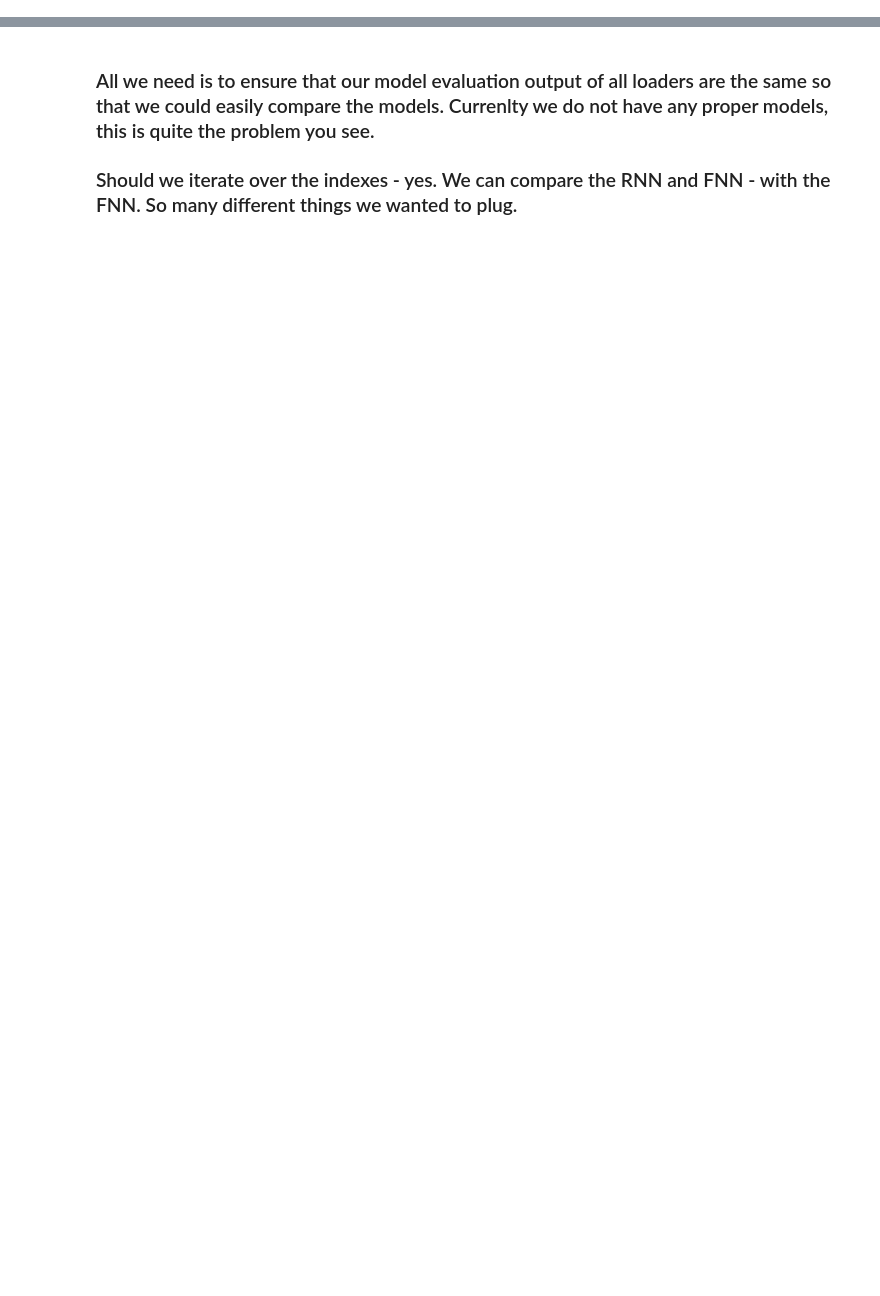
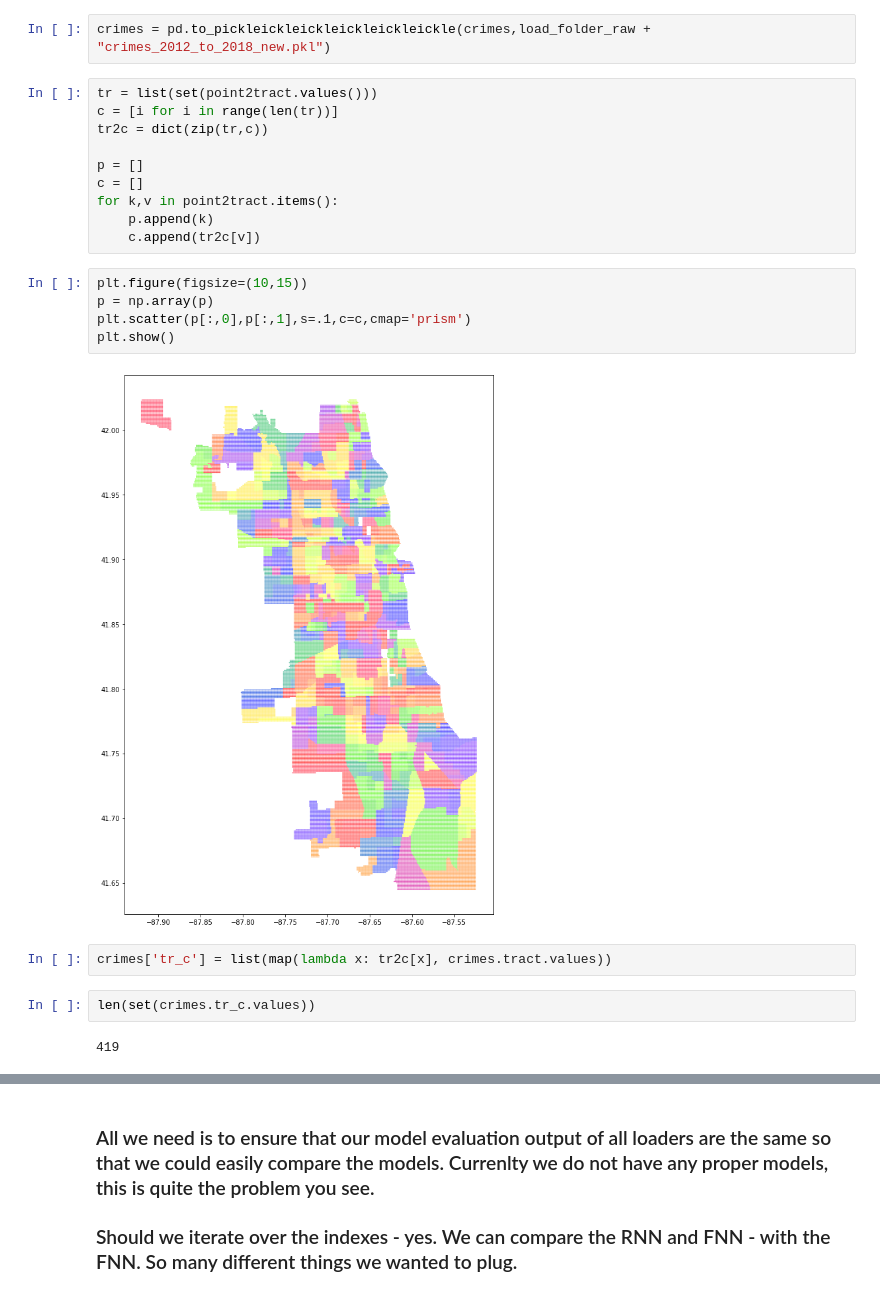
Before and after one commit to bernsblack/masters, a Jupyter notebook: notebook.ipynb, the cells around one changed output, grey strips where cells are left out. Saved outputs shown, nothing was run; the diff lists cells and outputs as text; blank space fills up the shorter version.

```diff
--- a/notebook.ipynb
+++ b/notebook.ipynb
@@ -0,0 +341,25 @@
+# %%
+crimes = pd.to_pickleickleickleickleickleickle(crimes,load_folder_raw + "crimes_2012_to_2018_new.pkl")
+# %%
+tr = list(set(point2tract.values()))
+c = [i for i in range(len(tr))]
+tr2c = dict(zip(tr,c))
+
+p = []
+c = []
+for k,v in point2tract.items():
+    p.append(k)
+    c.append(tr2c[v])
+# %%
+plt.figure(figsize=(10,15))
+p = np.array(p)
+plt.scatter(p[:,0],p[:,1],s=.1,c=c,cmap='prism')
+plt.show()
+# %% [output]
+[figure, added]
+# %%
+crimes['tr_c'] = list(map(lambda x: tr2c[x], crimes.tract.values))
+# %%
+len(set(crimes.tr_c.values))
+# %% [output]
+419
```
Also changed, not shown: parts of 52 cells of this notebook, 6 other files.
